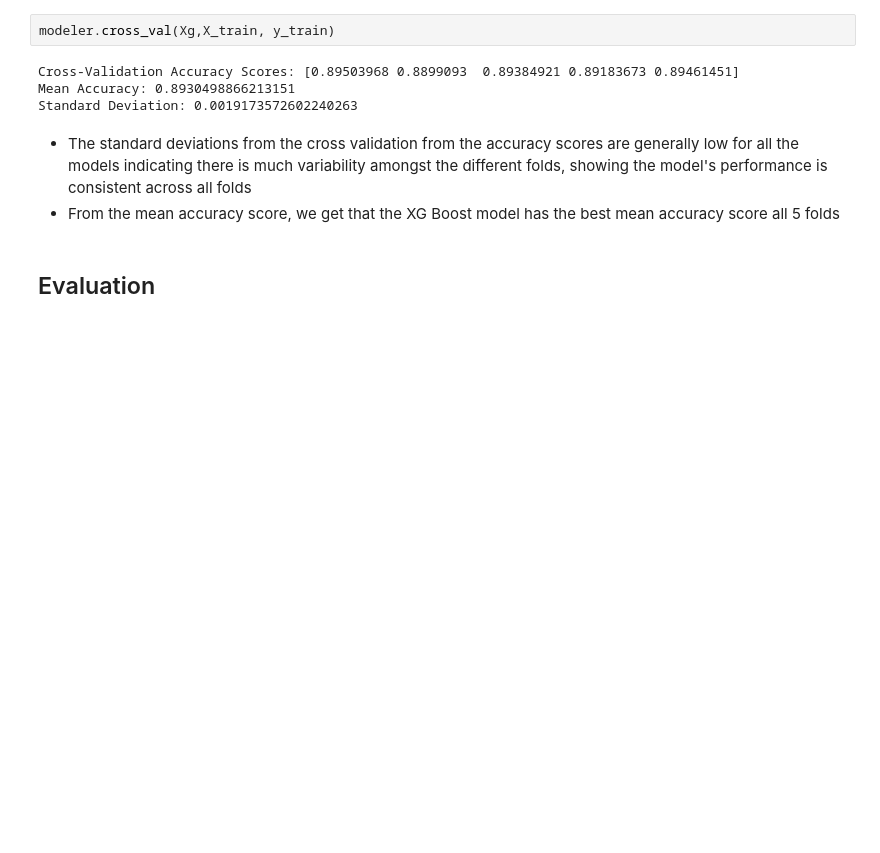
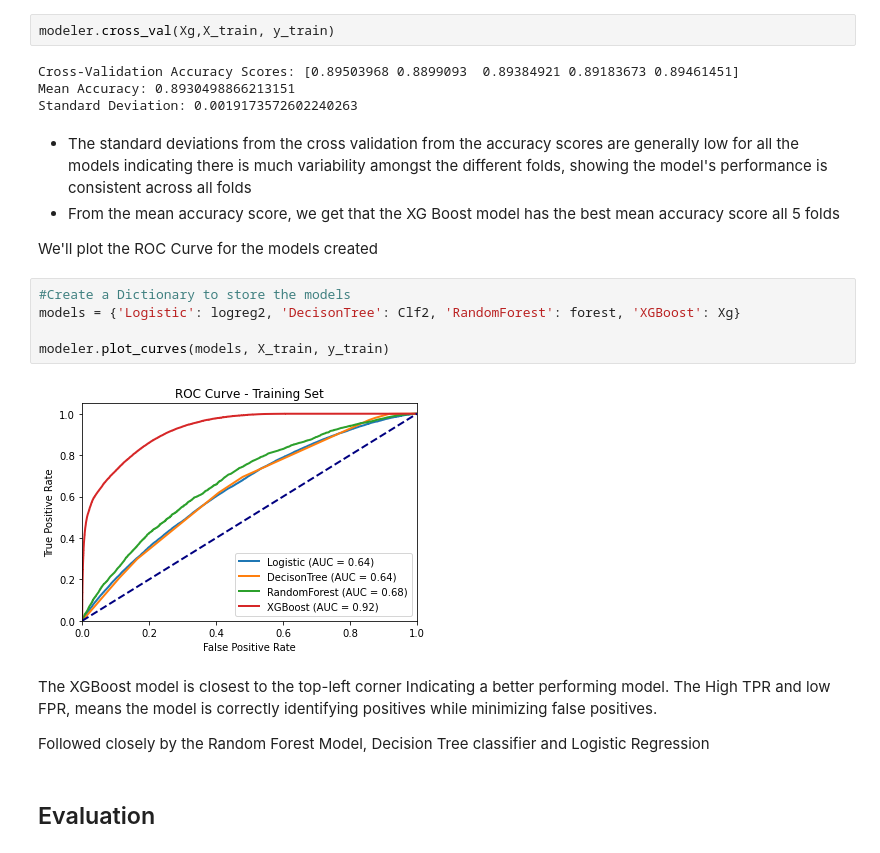
Before and after one commit to Hilarry95/Loan-Approval-Analysis-Phase-3-Project, a Jupyter notebook: Loan_Approval.ipynb, the cells around one changed output. Drawn from its saved outputs; the diff is of its cells as text; blank space fills up the shorter version.

```diff
--- a/Loan_Approval.ipynb
+++ b/Loan_Approval.ipynb
@@ -383,6 +383,20 @@ Standard Deviation: 0.0019173572602240263
 # %% [markdown]
 * The standard deviations from the cross validation from the accuracy scores are generally low for all the models indicating there is much variability amongst the different folds, showing the model's performance is consistent across all folds
 * From the mean accuracy score, we get that the XG Boost model has the best mean accuracy score all 5 folds
+
+We'll plot the ROC Curve for the models created
+# %%
+#Create a Dictionary to store the models
+models = {'Logistic': logreg2, 'DecisonTree': Clf2, 'RandomForest': forest, 'XGBoost': Xg}
+
+modeler.plot_curves(models, X_train, y_train)
+# %% [output]
+[figure, added]
+# %% [markdown]
+The XGBoost model is closest to the top-left corner Indicating a better performing model.
+The High TPR and low FPR, means the model is correctly identifying positives while minimizing false positives.
+
+Followed closely by the Random Forest Model, Decision Tree classifier and Logistic Regression
 # %% [markdown]
 ## Evaluation
 # %% [markdown]
```
Also changed, not shown: parts of 5 cells of this notebook, 3 other files.
